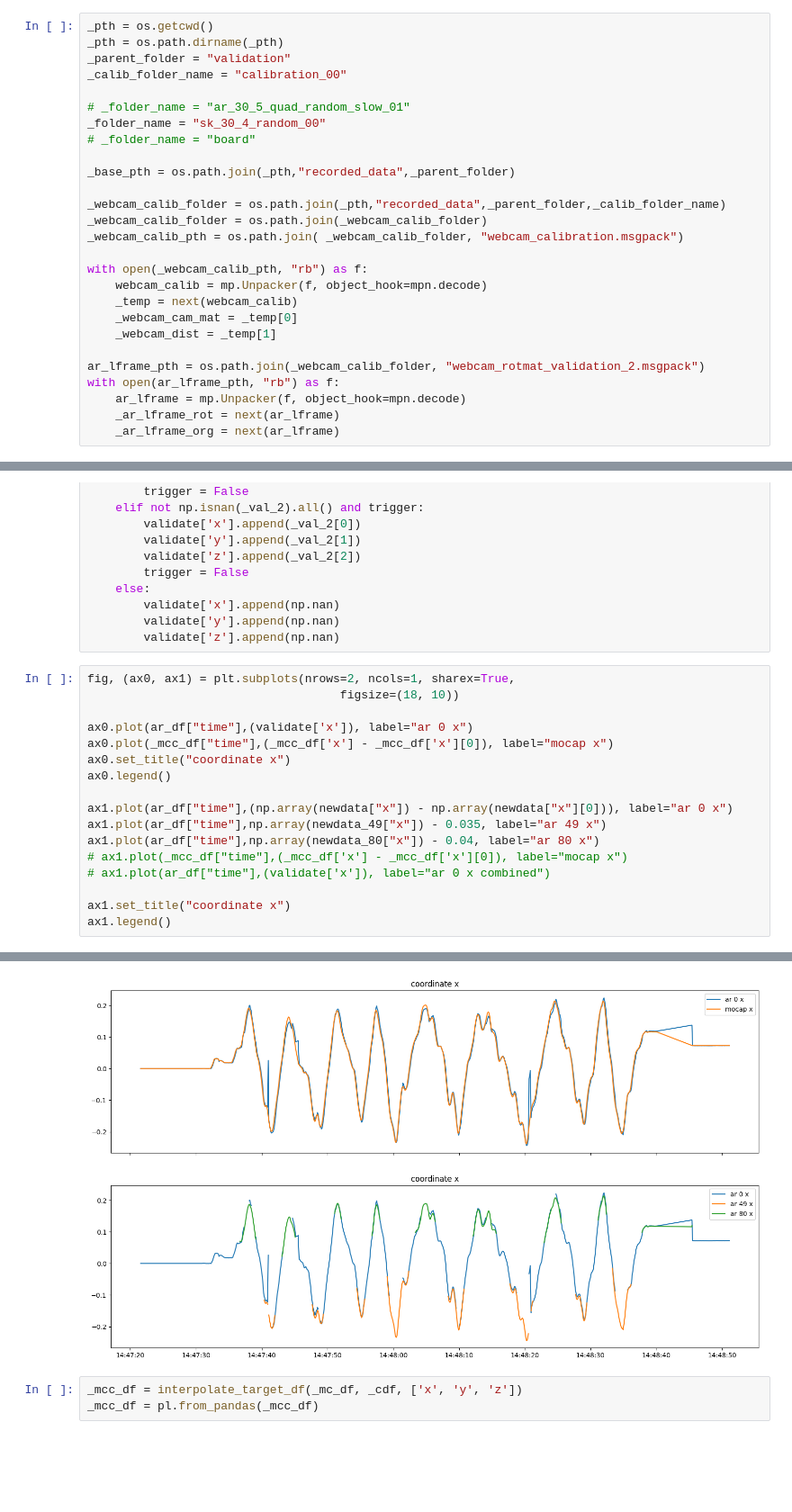
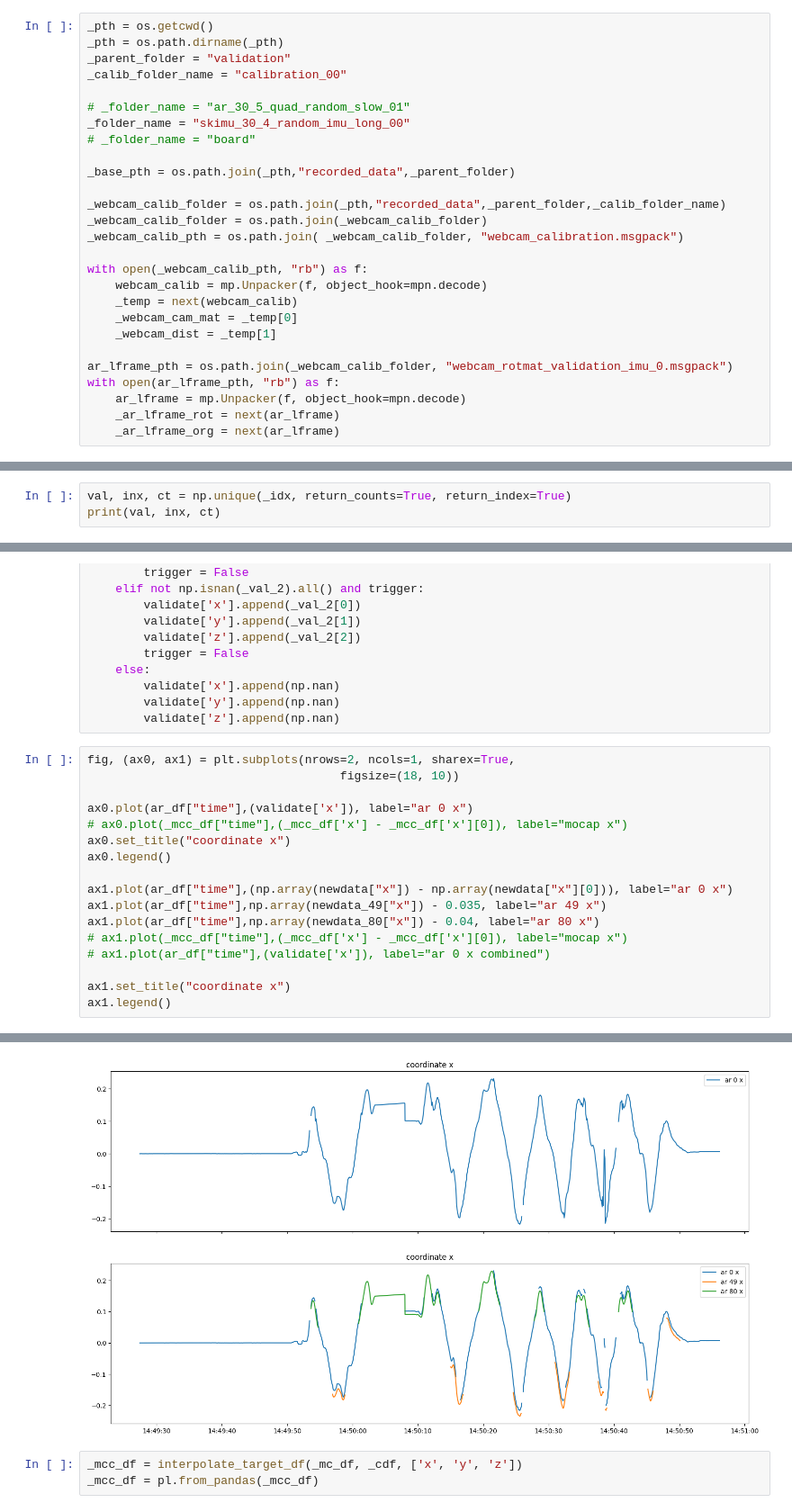
Before and after one commit to SujithChristopher/armbo, a Jupyter notebook: analysis_notebooks/inference_m3_mip_yolo.ipynb, the cells around one changed output, grey strips where cells are left out. Shown at 90% size. Drawn from its saved outputs; the diff is of its cells as text; blank space fills up the shorter version.

```diff
--- a/analysis_notebooks/inference_m3_mip_yolo.ipynb
+++ b/analysis_notebooks/inference_m3_mip_yolo.ipynb
@@ -39,7 +39,7 @@ _parent_folder = "validation"
 _calib_folder_name = "calibration_00"
 
 # _folder_name = "ar_30_5_quad_random_slow_01"
-_folder_name = "sk_30_4_random_00"
+_folder_name = "skimu_30_4_random_imu_long_00"
 # _folder_name = "board"
 
 _base_pth = os.path.join(_pth,"recorded_data",_parent_folder)
@@ -54,7 +54,7 @@ with open(_webcam_calib_pth, "rb") as f:
     _webcam_cam_mat = _temp[0]
     _webcam_dist = _temp[1]
 
-ar_lframe_pth = os.path.join(_webcam_calib_folder, "webcam_rotmat_validation_2.msgpack")
+ar_lframe_pth = os.path.join(_webcam_calib_folder, "webcam_rotmat_validation_imu_0.msgpack")
 with open(ar_lframe_pth, "rb") as f:
     ar_lframe = mp.Unpacker(f, object_hook=mpn.decode)
     _ar_lframe_rot = next(ar_lframe)
@@ -223,0 +295,3 @@ _video_file.close()
+# %%
+val, inx, ct = np.unique(_idx, return_counts=True, return_index=True)
+print(val, inx, ct)
@@ -705,23 +784,23 @@ for i in range(len(newdata['x'])):
 # %%
 fig, (ax0, ax1) = plt.subplots(nrows=2, ncols=1, sharex=True,
                                     figsize=(18, 10))
 
 ax0.plot(ar_df["time"],(validate['x']), label="ar 0 x")
-ax0.plot(_mcc_df["time"],(_mcc_df['x'] - _mcc_df['x'][0]), label="mocap x")
+# ax0.plot(_mcc_df["time"],(_mcc_df['x'] - _mcc_df['x'][0]), label="mocap x")
 ax0.set_title("coordinate x")
 ax0.legend()
 
 ax1.plot(ar_df["time"],(np.array(newdata["x"]) - np.array(newdata["x"][0])), label="ar 0 x")
 ax1.plot(ar_df["time"],np.array(newdata_49["x"]) - 0.035, label="ar 49 x")
 ax1.plot(ar_df["time"],np.array(newdata_80["x"]) - 0.04, label="ar 80 x")
 # ax1.plot(_mcc_df["time"],(_mcc_df['x'] - _mcc_df['x'][0]), label="mocap x")
 # ax1.plot(ar_df["time"],(validate['x']), label="ar 0 x combined")
 
 ax1.set_title("coordinate x")
 ax1.legend()
 # %% [output]
 <matplotlib.legend.Legend at 0x...>
-[figure, old version]
+[figure, new version]
 # %%
 _mcc_df = interpolate_target_df(_mc_df, _cdf, ['x', 'y', 'z'])
 _mcc_df = pl.from_pandas(_mcc_df)
```
Also changed, not shown: parts of 24 cells of this notebook, 3 other files.
